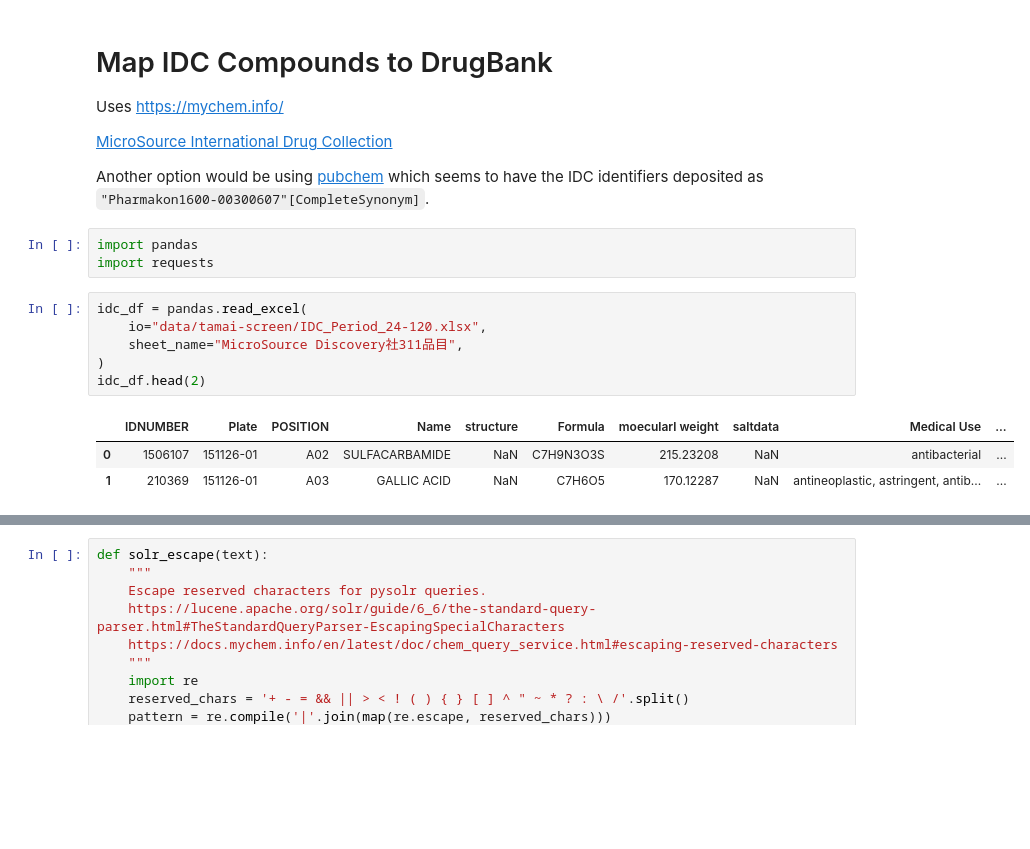
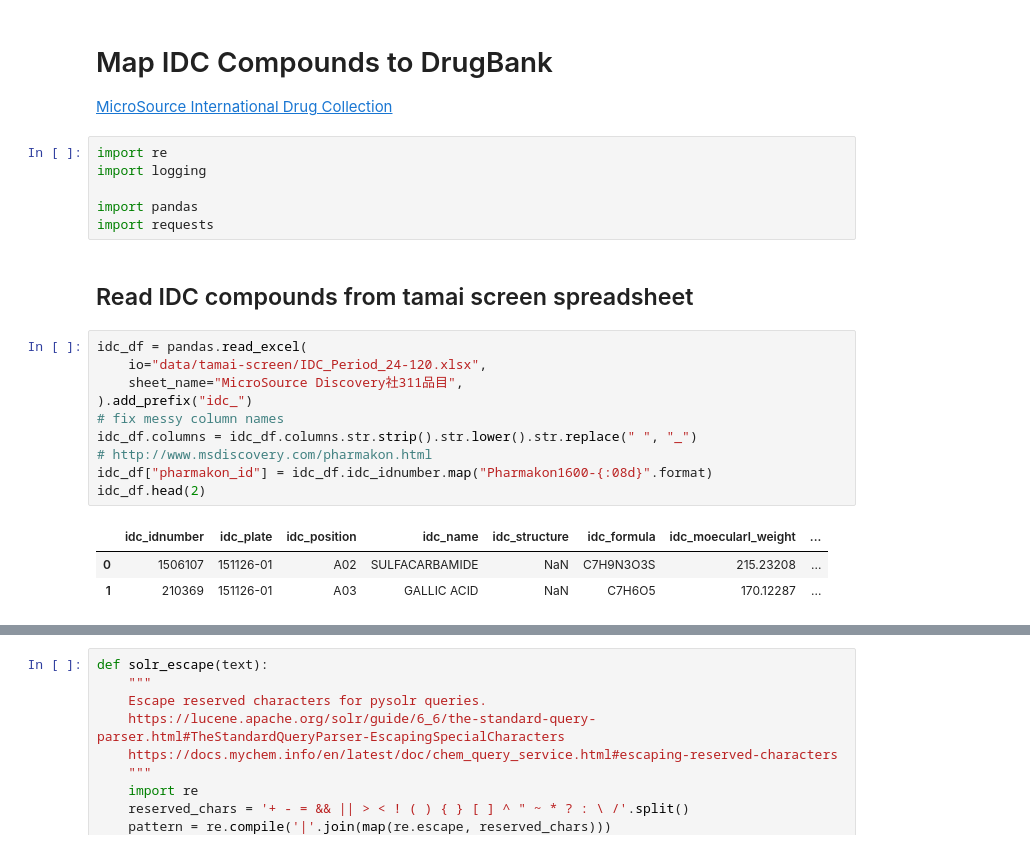
Before and after one commit to greenelab/circadian-clock-modulators, a Jupyter notebook: 11.map-compounds.ipynb, the cells around one changed output, grey strips where cells are left out. Cells and saved outputs as stored; diff of their text form; blank space fills up the shorter version.

```diff
--- a/11.map-compounds.ipynb
+++ b/11.map-compounds.ipynb
@@ -1,21 +1,26 @@
 # %% [markdown]
 # Map IDC Compounds to DrugBank
 
-Uses https://mychem.info/
-
 [MicroSource International Drug Collection](http://www.msdiscovery.com/intdrug.html)
-
-Another option would be using [pubchem](https://pubchempy.readthedocs.io/en/latest/guide/substance.html#retrieving-substances) which seems to have the IDC identifiers deposited as `"Pharmakon1600-00300607"[CompleteSynonym]`.
 # %%
+import re
+import logging
+
 import pandas
 import requests
+# %% [markdown]
+## Read IDC compounds from tamai screen spreadsheet
 # %%
 idc_df = pandas.read_excel(
     io="data/tamai-screen/IDC_Period_24-120.xlsx",
     sheet_name="MicroSource Discovery社311品目",
-)
+).add_prefix("idc_")
+# fix messy column names
+idc_df.columns = idc_df.columns.str.strip().str.lower().str.replace(" ", "_")
+# http://www.msdiscovery.com/pharmakon.html
+idc_df["pharmakon_id"] = idc_df.idc_idnumber.map("Pharmakon1600-{:08d}".format)
 idc_df.head(2)
 # %% [output]
-|  | IDNUMBER | Plate | POSITION | Name | structure | Formula | moecularl weight | saltdata | Medical Use | ... |
-| 0 | 1506107 | 151126-01 | A02 | SULFACARBAMIDE | NaN | C7H9N3O3S | 215.23208 | NaN | antibacterial | ... |
-| 1 | 210369 | 151126-01 | A03 | GALLIC ACID | NaN | C7H6O5 | 170.12287 | NaN | antineoplastic, astringent, antib... | ... |
+|  | idc_idnumber | idc_plate | idc_position | idc_name | idc_structure | idc_formula | idc_moecularl_weight | ... |
+| 0 | 1506107 | 151126-01 | A02 | SULFACARBAMIDE | NaN | C7H9N3O3S | 215.23208 | ... |
+| 1 | 210369 | 151126-01 | A03 | GALLIC ACID | NaN | C7H6O5 | 170.12287 | ... |
```
Also changed, not shown: parts of 9 cells of this notebook, 1 other file.
